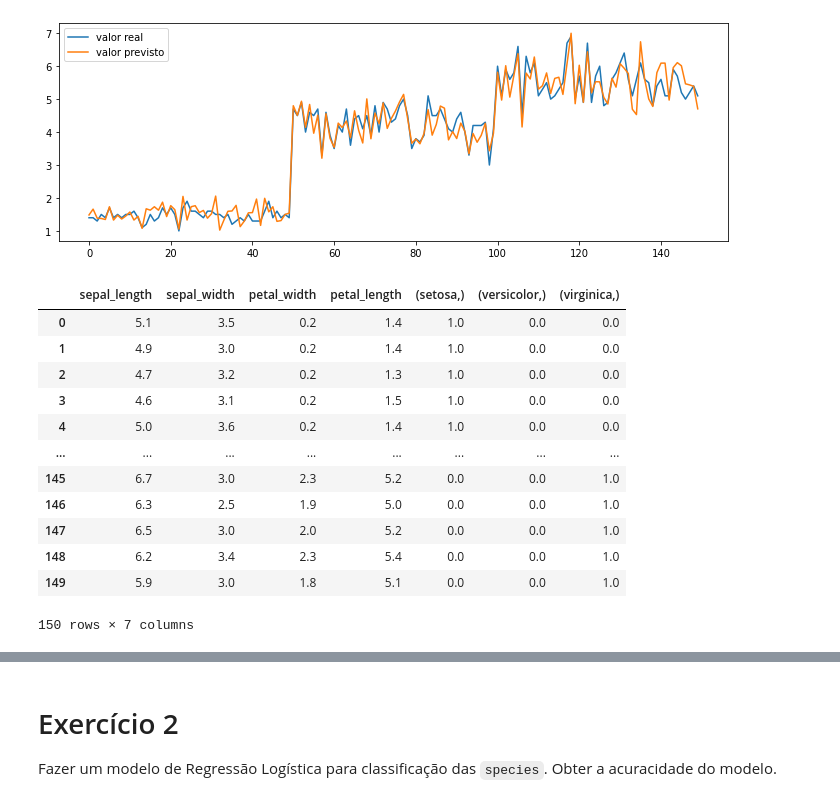
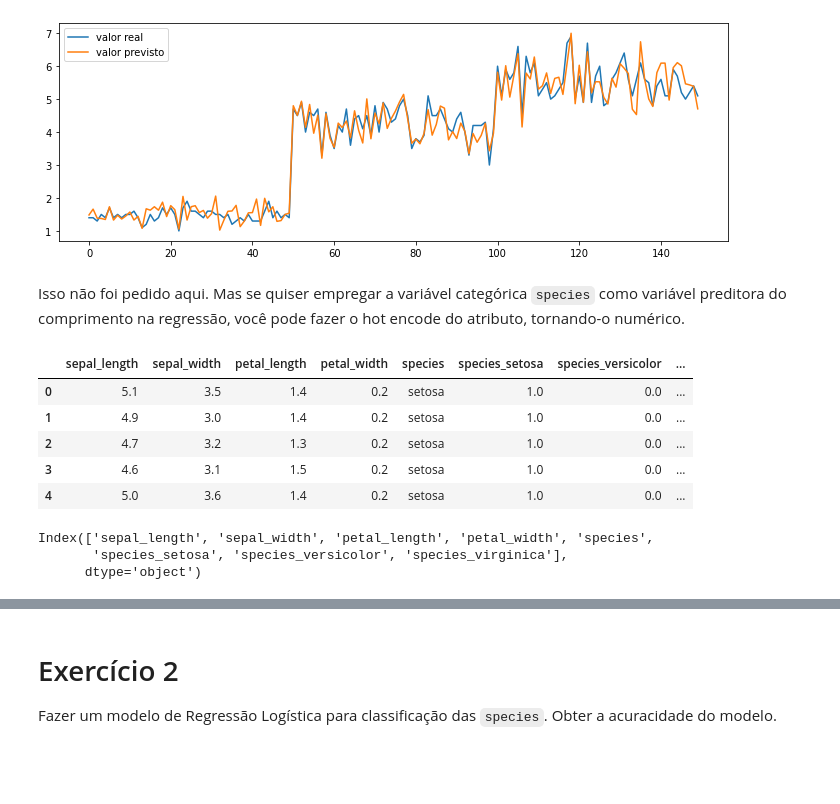
Before and after one commit to ggpgutierrez/IA_2022S2, a Jupyter notebook: Aula5.ipynb, the cells around one changed output, grey strips where cells are left out. Cells and saved outputs as stored; diff of their text form; code cells hidden in the pictures; blank space fills up the shorter version.

```diff
--- a/Aula5.ipynb
+++ b/Aula5.ipynb
@@ -62,27 +62,31 @@ Score:
 
 0.97
 [figure]
+# %% [markdown]
+Isso não foi pedido aqui. Mas se quiser empregar a variável categórica `species` como variável preditora do comprimento na regressão, você pode fazer o hot encode do atributo, tornando-o numérico.
 # %%
 df = sns.load_dataset('iris')
 
 from sklearn.preprocessing import OneHotEncoder, LabelEncoder
 
 hot_encode = OneHotEncoder(handle_unknown='ignore')
 hot_encode = hot_encode.fit(df[['species']])
+transformed = hot_encode.transform(df[['species']]).toarray()
 
-df = pd.concat([ X, pd.DataFrame(hot_encode.transform(df[['species']] ).toarray(), columns = hot_encode.categories_) ], axis=1 )
-df
+transformed_df = pd.DataFrame(transformed, columns=hot_encode.get_feature_names_out())
+
+df = pd.concat([df, transformed_df],axis=1)
+df.head()
 # %% [output]
-|  | sepal_length | sepal_width | petal_width | petal_length | (setosa,) | (versicolor,) | (virginica,) |
-| 0 | 5.1 | 3.5 | 0.2 | 1.4 | 1.0 | 0.0 | 0.0 |
-| 1 | 4.9 | 3.0 | 0.2 | 1.4 | 1.0 | 0.0 | 0.0 |
-| 2 | 4.7 | 3.2 | 0.2 | 1.3 | 1.0 | 0.0 | 0.0 |
-| 3 | 4.6 | 3.1 | 0.2 | 1.5 | 1.0 | 0.0 | 0.0 |
-| 4 | 5.0 | 3.6 | 0.2 | 1.4 | 1.0 | 0.0 | 0.0 |
-| ... | ... | ... | ... | ... | ... | ... | ... |
-| 145 | 6.7 | 3.0 | 2.3 | 5.2 | 0.0 | 0.0 | 1.0 |
-| 146 | 6.3 | 2.5 | 1.9 | 5.0 | 0.0 | 0.0 | 1.0 |
-| 147 | 6.5 | 3.0 | 2.0 | 5.2 | 0.0 | 0.0 | 1.0 |
-| 148 | 6.2 | 3.4 | 2.3 | 5.4 | 0.0 | 0.0 | 1.0 |
-| 149 | 5.9 | 3.0 | 1.8 | 5.1 | 0.0 | 0.0 | 1.0 |
+|  | sepal_length | sepal_width | petal_length | petal_width | species | species_setosa | species_versicolor | ... |
+| 0 | 5.1 | 3.5 | 1.4 | 0.2 | setosa | 1.0 | 0.0 | ... |
+| 1 | 4.9 | 3.0 | 1.4 | 0.2 | setosa | 1.0 | 0.0 | ... |
+| 2 | 4.7 | 3.2 | 1.3 | 0.2 | setosa | 1.0 | 0.0 | ... |
+| 3 | 4.6 | 3.1 | 1.5 | 0.2 | setosa | 1.0 | 0.0 | ... |
+| 4 | 5.0 | 3.6 | 1.4 | 0.2 | setosa | 1.0 | 0.0 | ... |
-150 rows × 7 columns
+# %%
+df.columns
+# %% [output]
+Index(['sepal_length', 'sepal_width', 'petal_length', 'petal_width', 'species',
+       'species_setosa', 'species_versicolor', 'species_virginica'],
+      dtype='object')
```
Also changed, not shown: parts of 9 cells of this notebook.
